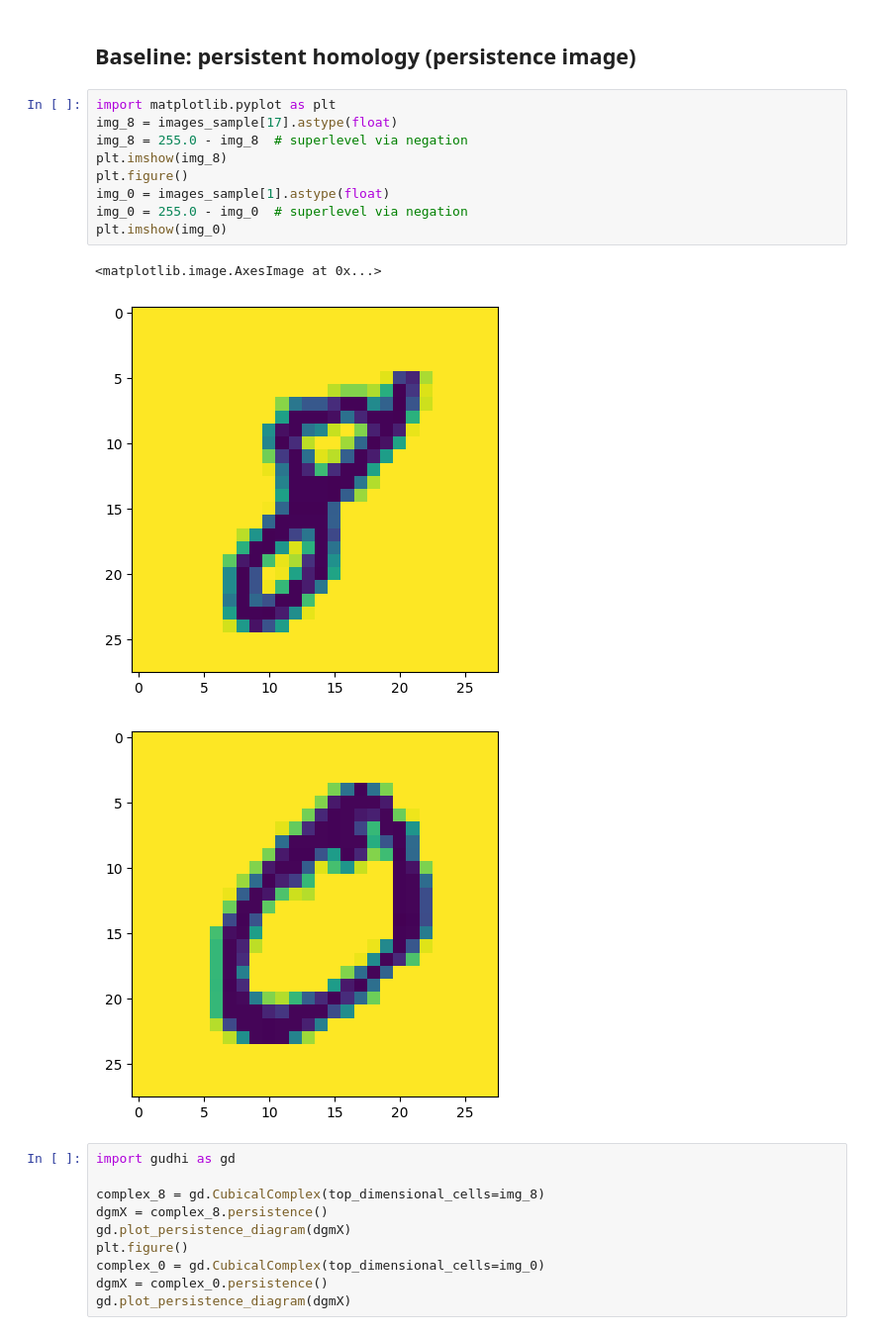
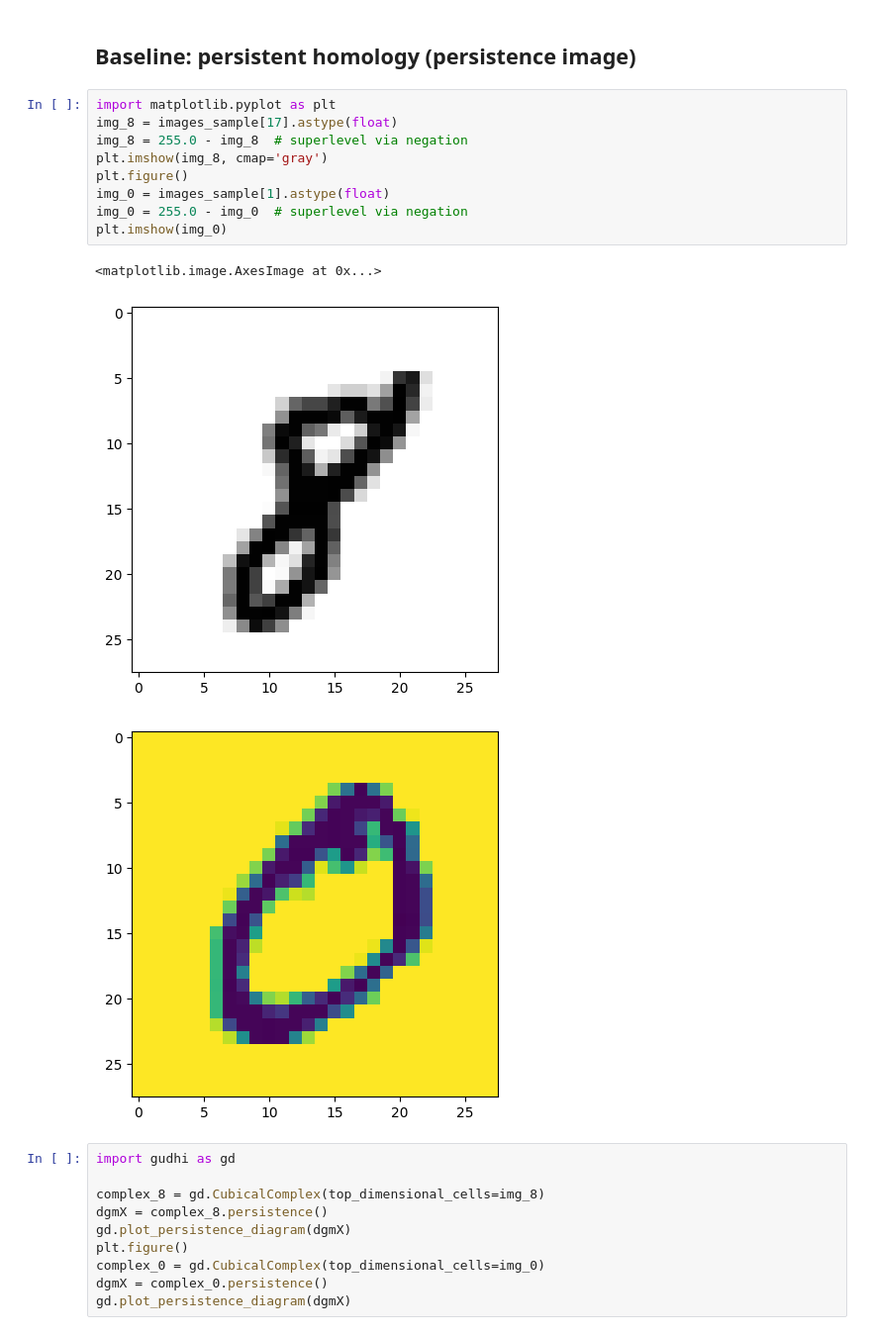
Before and after one commit to mmasque/persistent-laplacians, a Jupyter notebook: notebooks/cubical_complexes.ipynb, the cells around one changed output. Shown: that part at 99% size. Cells and saved outputs as stored; diff of their text form.

```diff
--- a/notebooks/cubical_complexes.ipynb
+++ b/notebooks/cubical_complexes.ipynb
@@ -58,15 +58,15 @@ array([[0., 0., 0., ..., 0., 0., 0.],
 # %%
 import matplotlib.pyplot as plt
 img_8 = images_sample[17].astype(float)
 img_8 = 255.0 - img_8  # superlevel via negation
-plt.imshow(img_8)
+plt.imshow(img_8, cmap='gray')
 plt.figure()
 img_0 = images_sample[1].astype(float)
 img_0 = 255.0 - img_0  # superlevel via negation
 plt.imshow(img_0)
 # %% [output]
 <matplotlib.image.AxesImage at 0x...>
-[figure, old version]
+[figure, new version]
 [figure]
 # %%
 import gudhi as gd
```
Also changed, not shown: parts of 18 cells of this notebook.
